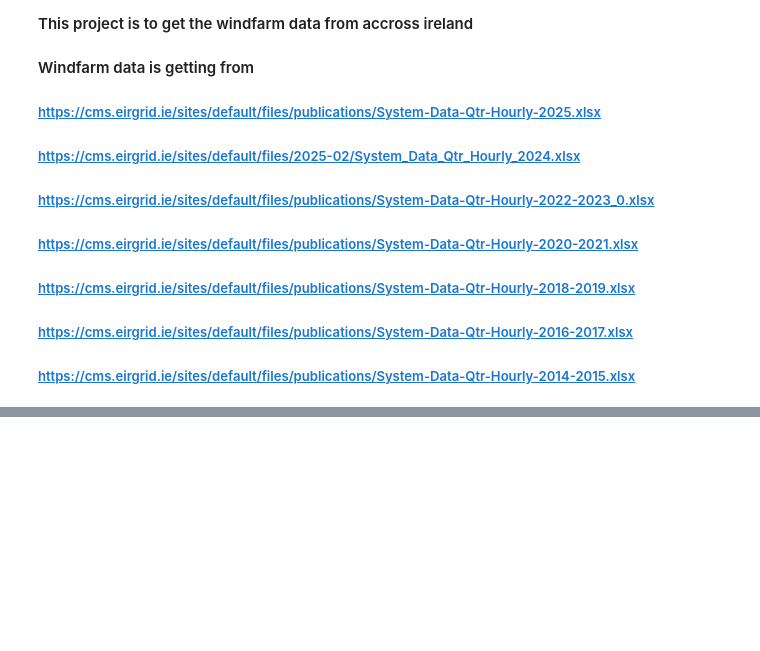
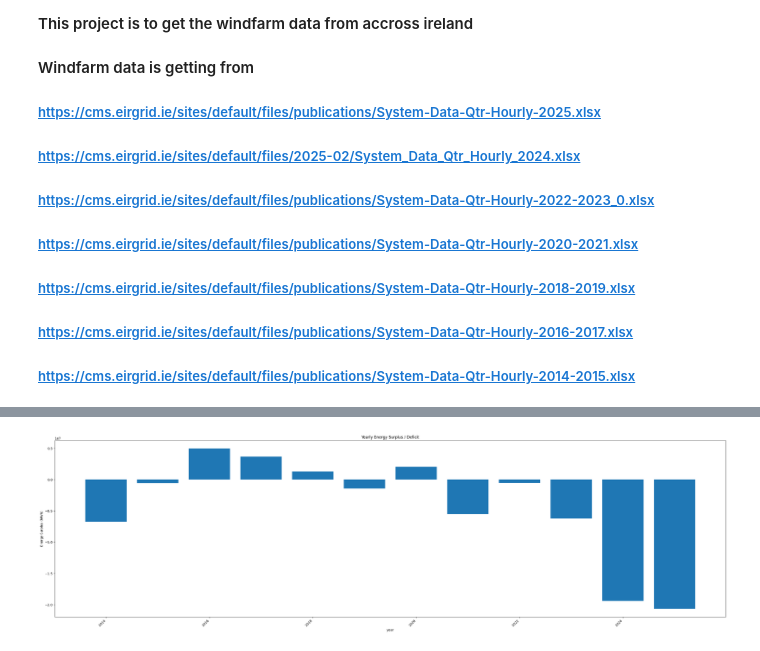
Before and after one commit to akshaypastagiya/PFDA, a Jupyter notebook: Project/data/eirenergy.ipynb, the cells around one changed output, grey strips where cells are left out. Saved outputs shown, nothing was run; the diff lists cells and outputs as text; code cells hidden in the pictures; blank space fills up the shorter version.

Commit message:
Added more plots

```diff
--- a/Project/data/eirenergy.ipynb
+++ b/Project/data/eirenergy.ipynb
@@ -53,4 +92,4 @@ df.head(5)
 # %%
 # calculate the energy generation againest demand to get surplus/deficit
-df['energysurplus'] = df['IE Generation'] - df['IE Demand']
+df['IE Energysurplus'] = df['IE Generation'] - df['IE Demand']
 df.head(5)
@@ -60,0 +128,4 @@ df.head(5)
+# %%
+# get the sum of energy surplus for each year using groupby function
+yearly_value = df.groupby('year').sum()
+yearly_value.head(5)
@@ -61,11 +164,13 @@ df.head(5)
 # %%
 # plot the bar chart of energy surplus year wise
-# get the sum of energy surplus for each year using groupby function
-yearly_surplus = df.groupby('year')['energysurplus'].sum()
+
 # plot the bar chart
 plt.figure(figsize=(30,10))
-yearly_surplus.plot(kind='bar', color='skyblue')
+plt.bar(x=yearly_value.index,height=yearly_value['IE Energysurplus'])
 plt.title('Yearly Energy Surplus / Deficit')
 plt.xlabel('year')
 plt.ylabel('Energy Surplus (MWh)')
+plt.tight_layout()
 plt.gcf().autofmt_xdate(rotation=45)
+# %% [output]
+[figure, added]
```
Also changed, not shown: parts of 20 cells of this notebook, 2 other files.
